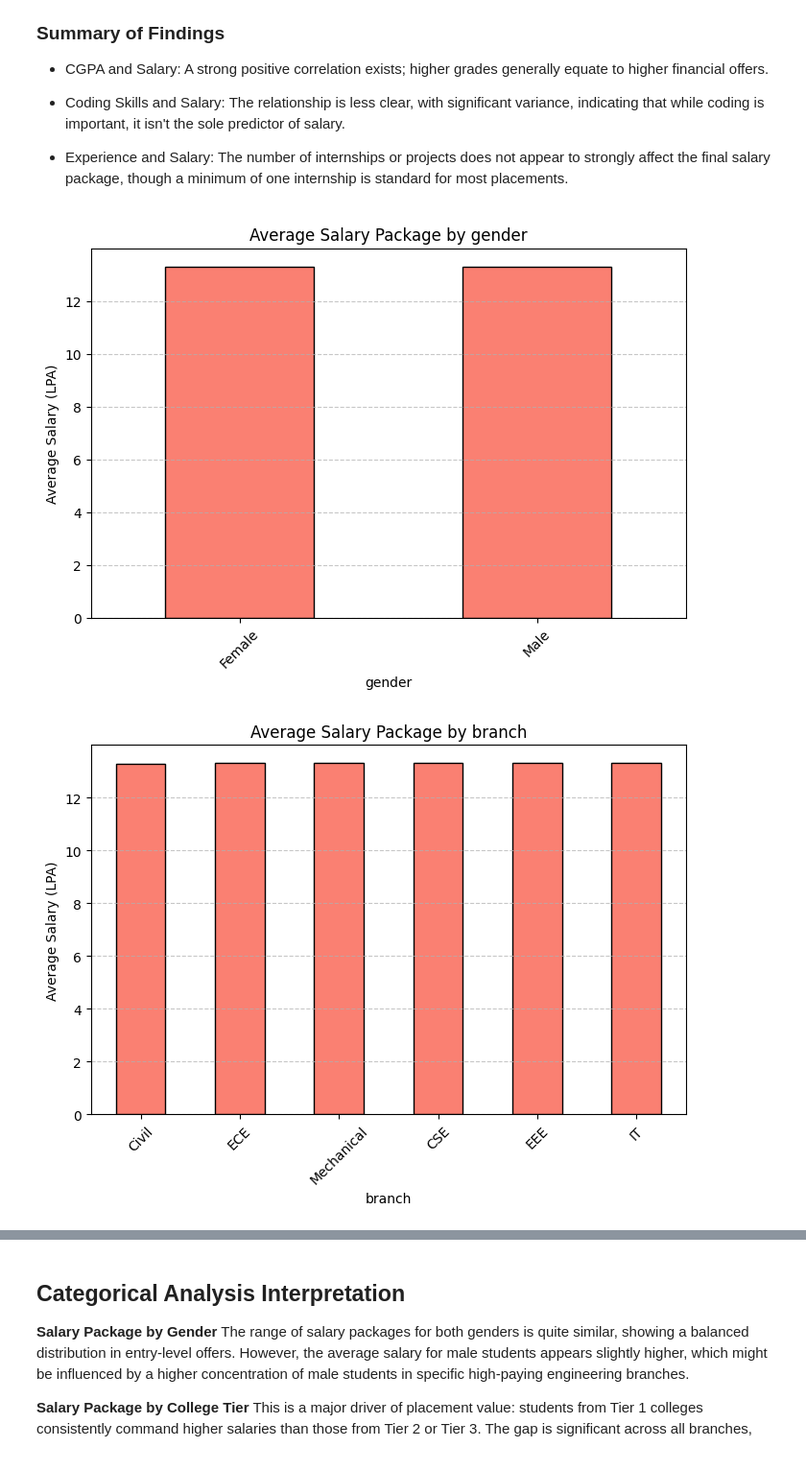
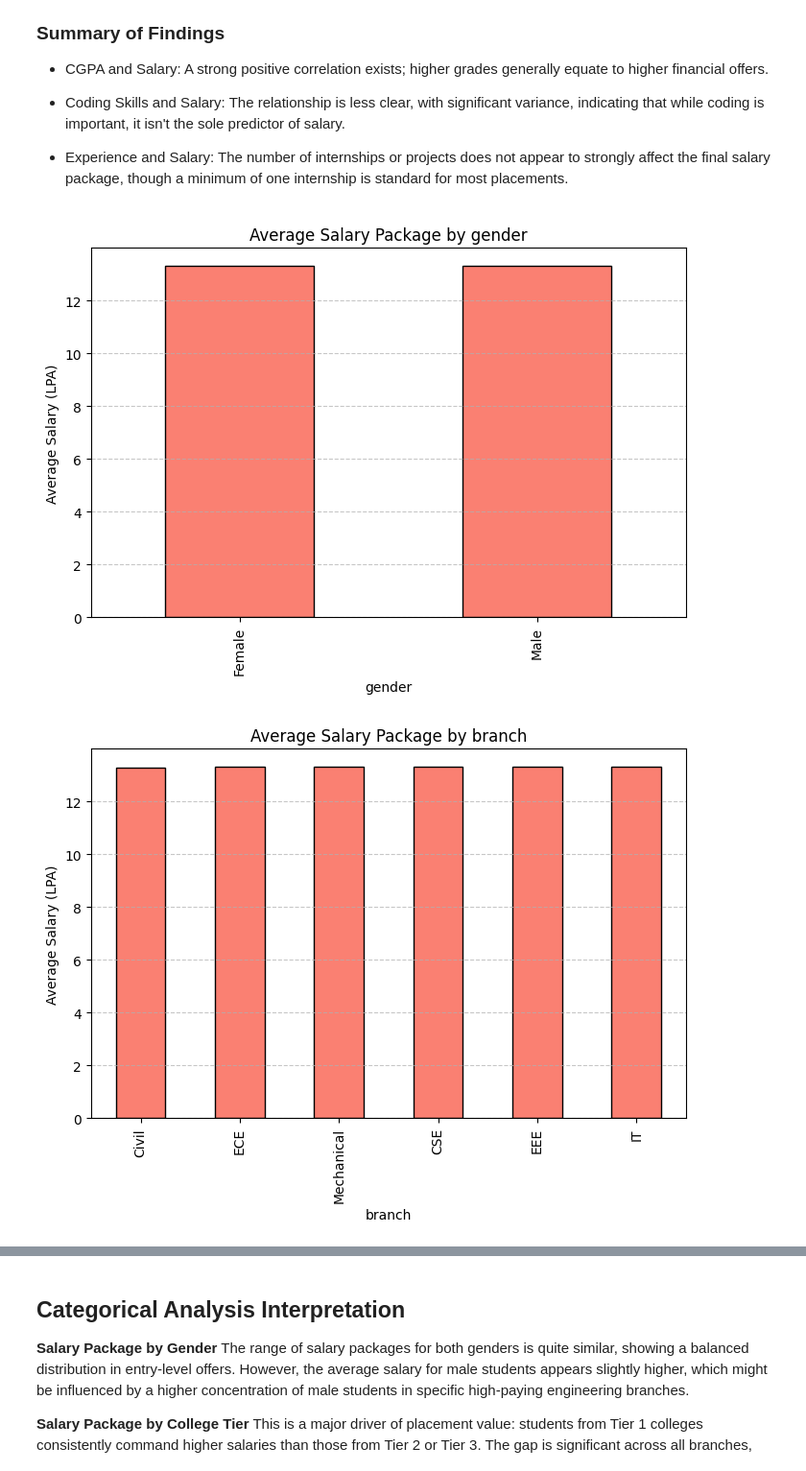
Before and after one commit to JoAz06/Workshop2Project, a Jupyter notebook: regression.ipynb, the cells around one changed output, grey strips where cells are left out. Shown at 96% size. Drawn from its saved outputs; the diff is of its cells as text; code cells hidden in the pictures.

```diff
--- a/regression.ipynb
+++ b/regression.ipynb
@@ -273,17 +260,12 @@ Multiple high-end outliers represent elite salary packages, which we addressed u
 # %%
-# We use a 2x2 grid since you have 4 categories
 plt.figure(figsize=(15, 10))
 
 for i, col in enumerate(categorical_cols):
-    if col in df.columns:
-        plt.subplot(2, 2, i + 1)
-        # Using value_counts() to see the number of students per group
-        df[col].value_counts().plot(kind='bar', color='skyblue', edgecolor='black')
-
-        plt.title(f'Distribution of {col}')
-        plt.xlabel(col)
-        plt.ylabel('Count of Students')
-        plt.xticks(rotation=45) # Rotates labels so they don't overlap
+    plt.subplot(2, 2, i + 1)
+    df[col].value_counts().plot(kind='bar', color='skyblue', edgecolor='black')
+    plt.title(f'Distribution of {col}')
+    plt.xlabel(col)
+    plt.ylabel('Count of Students')
 
 plt.tight_layout()
 plt.show()
@@ -329,23 +305,15 @@ There is no strong linear relationship between the number of internships and the
 
 - Experience and Salary: The number of internships or projects does not appear to strongly affect the final salary package, though a minimum of one internship is standard for most placements.
 # %%
-# Mean Salary by Category (Branch, Tier, Gender, etc.)
-# This identifies which groups have the highest earning potential
+# Mean Salary by Category
+for col in categorical_cols:
+    plt.figure(figsize=(8, 5))
+    df.groupby(col)["salary_package_lpa"].mean().sort_values().plot(kind="bar", color='salmon', edgecolor='black')
 
-for col in categorical_cols:
-    if col in df.columns:
-        plt.figure(figsize=(8, 5))
-
-        # We group by the category and find the average Salary
-        df.groupby(col)["salary_package_lpa"].mean().sort_values().plot(kind="bar", color='salmon', edgecolor='black')
-
-        plt.title(f"Average Salary Package by {col}")
-        plt.ylabel("Average Salary (LPA)")
-        plt.xticks(rotation=45) # Rotated for better readability of branch names
-        plt.grid(axis='y', linestyle='--', alpha=0.7)
-        plt.show()
-    else:
-        print(f"Skipping {col}: Not found in the dataset.")
+    plt.title(f"Average Salary Package by {col}")
+    plt.ylabel("Average Salary (LPA)")
+    plt.grid(axis='y', linestyle='--', alpha=0.7)
+    plt.show()
 # %% [output]
-[figure, old version]
+[figure, new version]
-[figure, old version]
+[figure, new version]
```
Also changed, not shown: parts of 24 cells of this notebook, 1 other file.
